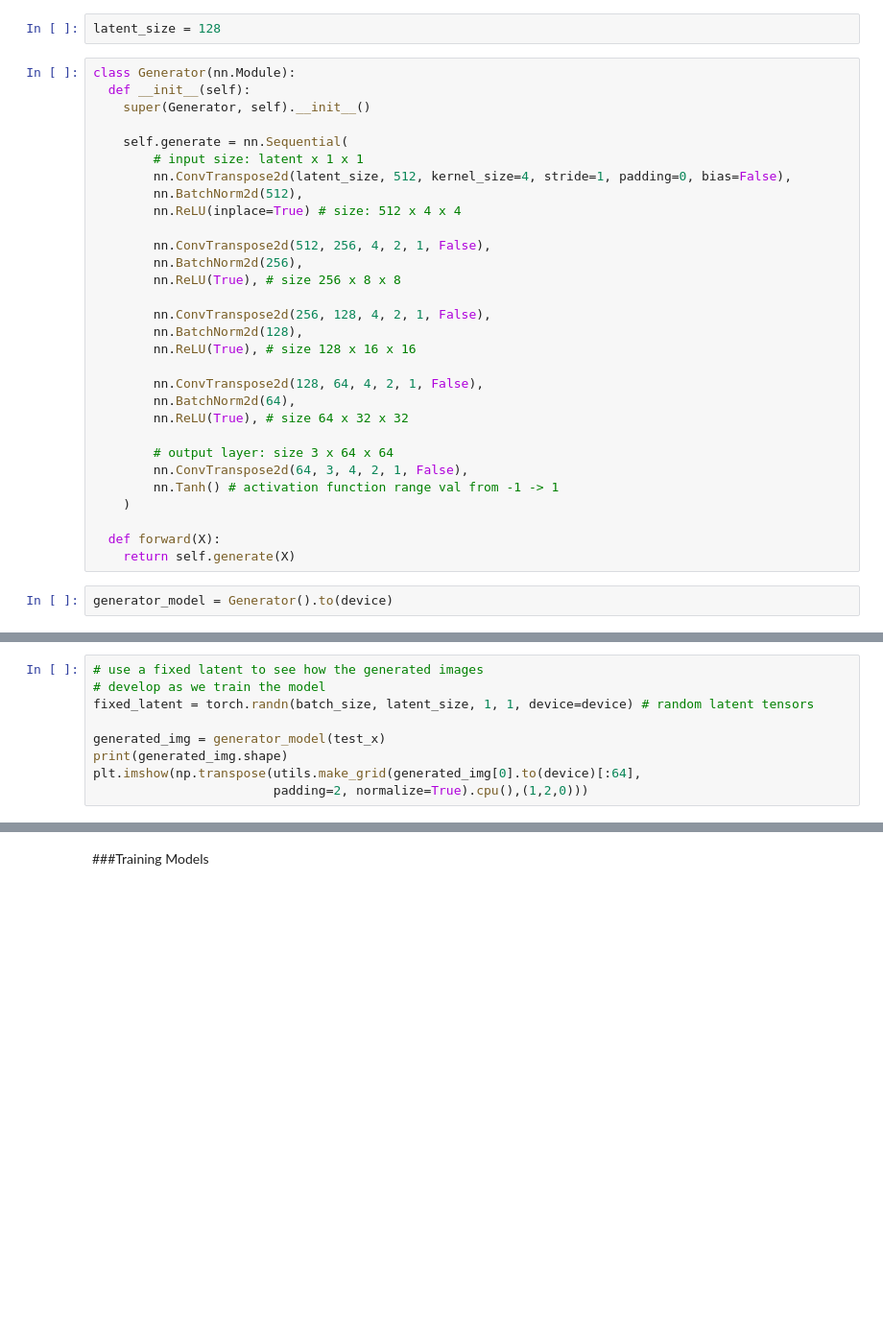
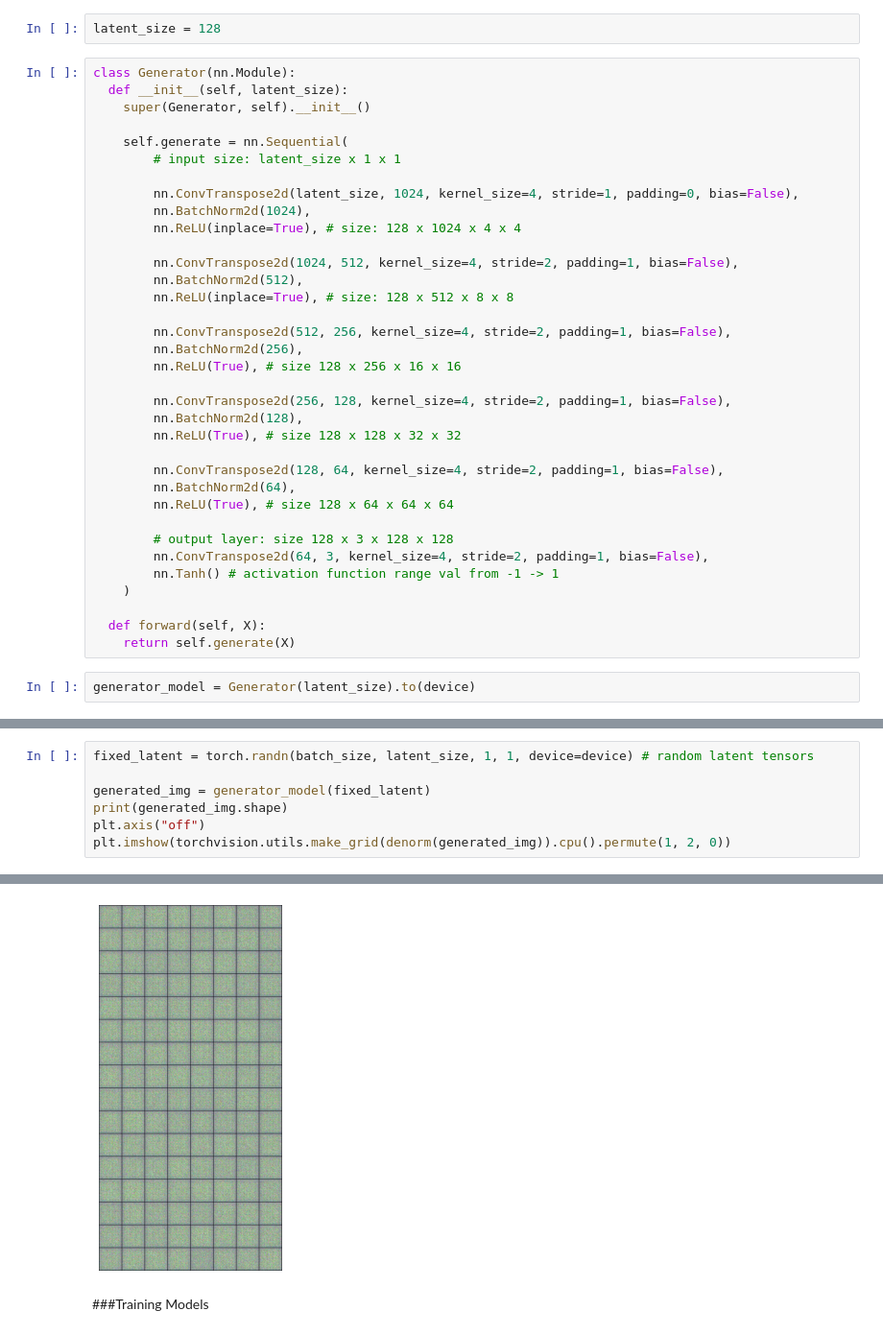
Before and after one commit to Satorumi/Machine-Learning, a Jupyter notebook: GANs_PyTorch.ipynb, the cells around one changed output, grey strips where cells are left out. Shown at 96% size. Saved outputs shown, nothing was run; the diff lists cells and outputs as text; blank space fills up the shorter version.

```diff
--- a/GANs_PyTorch.ipynb
+++ b/GANs_PyTorch.ipynb
@@ -148,33 +154,38 @@ The input to the generator is typically a vector or a matrix of random numbers (
 latent_size = 128
 # %%
 class Generator(nn.Module):
-  def __init__(self):
+  def __init__(self, latent_size):
     super(Generator, self).__init__()
 
     self.generate = nn.Sequential(
-        # input size: latent x 1 x 1
-        nn.ConvTranspose2d(latent_size, 512, kernel_size=4, stride=1, padding=0, bias=False),
+        # input size: latent_size x 1 x 1
+
+        nn.ConvTranspose2d(latent_size, 1024, kernel_size=4, stride=1, padding=0, bias=False),
+        nn.BatchNorm2d(1024),
+        nn.ReLU(inplace=True), # size: 128 x 1024 x 4 x 4
+
+        nn.ConvTranspose2d(1024, 512, kernel_size=4, stride=2, padding=1, bias=False),
         nn.BatchNorm2d(512),
-        nn.ReLU(inplace=True) # size: 512 x 4 x 4
+        nn.ReLU(inplace=True), # size: 128 x 512 x 8 x 8
 
-        nn.ConvTranspose2d(512, 256, 4, 2, 1, False),
+        nn.ConvTranspose2d(512, 256, kernel_size=4, stride=2, padding=1, bias=False),
         nn.BatchNorm2d(256),
-        nn.ReLU(True), # size 256 x 8 x 8
+        nn.ReLU(True), # size 128 x 256 x 16 x 16
 
-        nn.ConvTranspose2d(256, 128, 4, 2, 1, False),
+        nn.ConvTranspose2d(256, 128, kernel_size=4, stride=2, padding=1, bias=False),
         nn.BatchNorm2d(128),
-        nn.ReLU(True), # size 128 x 16 x 16
+        nn.ReLU(True), # size 128 x 128 x 32 x 32
 
-        nn.ConvTranspose2d(128, 64, 4, 2, 1, False),
+        nn.ConvTranspose2d(128, 64, kernel_size=4, stride=2, padding=1, bias=False),
         nn.BatchNorm2d(64),
-        nn.ReLU(True), # size 64 x 32 x 32
+        nn.ReLU(True), # size 128 x 64 x 64 x 64
 
-        # output layer: size 3 x 64 x 64
-        nn.ConvTranspose2d(64, 3, 4, 2, 1, False),
+        # output layer: size 128 x 3 x 128 x 128
+        nn.ConvTranspose2d(64, 3, kernel_size=4, stride=2, padding=1, bias=False),
         nn.Tanh() # activation function range val from -1 -> 1
     )
 
-  def forward(X):
+  def forward(self, X):
     return self.generate(X)
 # %%
-generator_model = Generator().to(device)
+generator_model = Generator(latent_size).to(device)
@@ -183,9 +212,8 @@ Test generator
 # %%
-# use a fixed latent to see how the generated images
-# develop as we train the model
 fixed_latent = torch.randn(batch_size, latent_size, 1, 1, device=device) # random latent tensors
 
-generated_img = generator_model(test_x)
+generated_img = generator_model(fixed_latent)
 print(generated_img.shape)
-plt.imshow(np.transpose(utils.make_grid(generated_img[0].to(device)[:64],
-                        padding=2, normalize=True).cpu(),(1,2,0)))
+plt.axis("off")
+plt.imshow(torchvision.utils.make_grid(denorm(generated_img)).cpu().permute(1, 2, 0))
+# %% [output]
@@ -192,2 +222,3 @@ plt.imshow(np.transpose(utils.make_grid(generated_img[0].to(device)[:64],
+[figure, added]
 # %% [markdown]
 ###Training Models
```
Also changed, not shown: parts of 47 cells of this notebook.
